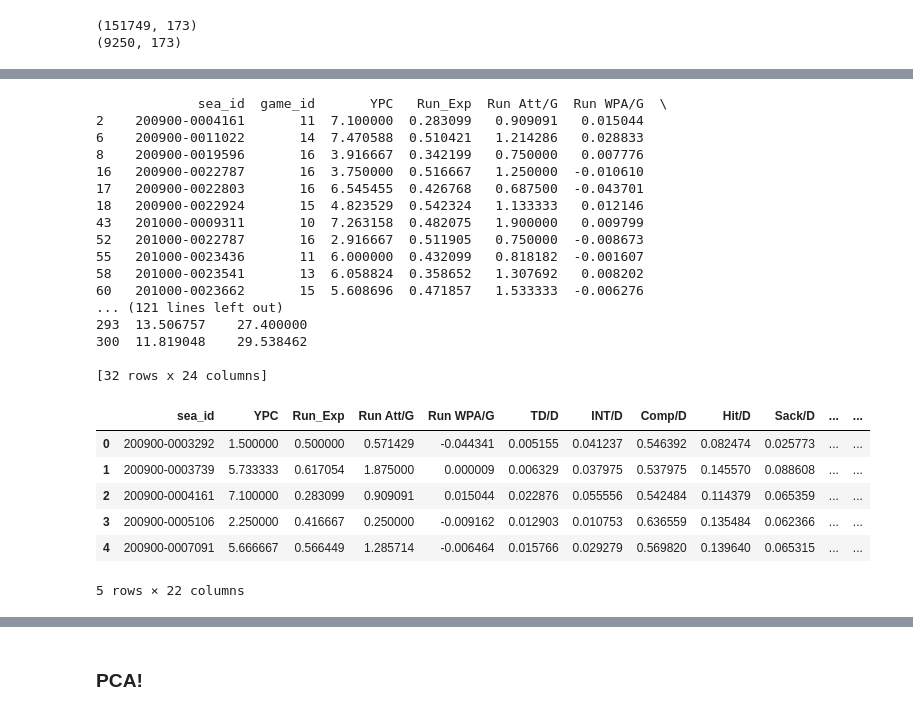
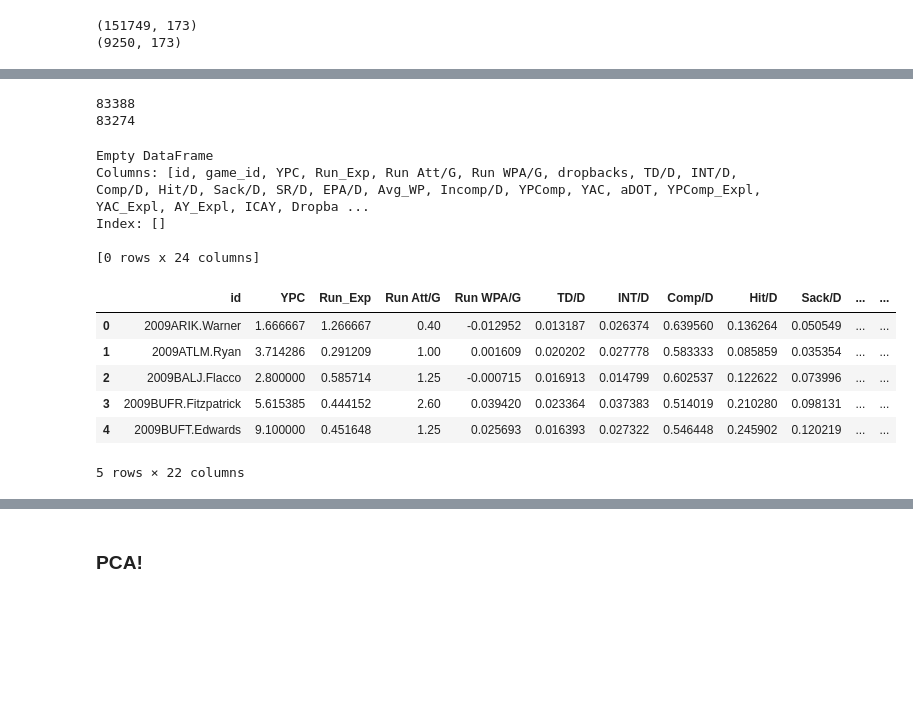
Before and after one commit to btatkinson/player_vectors, a Jupyter notebook: player_vectors.ipynb, the cells around one changed output, grey strips where cells are left out. Drawn from its saved outputs; the diff is of its cells as text; code cells hidden in the pictures; blank space fills up the shorter version.

```diff
--- a/player_vectors.ipynb
+++ b/player_vectors.ipynb
@@ -192,15 +190,20 @@ qb_rushes = qb_rushes.loc[qb_rushes['sea_id'].isin(list(gc.sea_id.values))]
 # %%
+# brandon weeden has a play in 2013 with a nan value lol
+print(len(qb_rushes))
+qb_rushes = qb_rushes.dropna(subset=['yards_gained','wpa'])
+print(len(qb_rushes))
+
 # yards per rush
-ypc = qb_rushes.groupby(['sea_id'])['yards_gained'].mean().reset_index()
+ypc = qb_rushes.groupby(['id'])['yards_gained'].mean().reset_index()
 ypc = ypc.rename(columns={'yards_gained':'YPC'})
 
 # win probability added on rushes (will do per game later)
-wpa = qb_rushes.groupby(['sea_id'])['wpa'].sum().reset_index()
+wpa = qb_rushes.groupby(['id'])['wpa'].sum().reset_index()
 
 # attempts (will do per game later)
-att = qb_rushes.groupby(['sea_id'])['yards_gained'].count().reset_index()
+att = qb_rushes.groupby(['id'])['yards_gained'].count().reset_index()
 att = att.rename(columns={'yards_gained':'Att'})
 
 # run explosiveness
-rexp = qb_rushes.groupby(['sea_id'])['yards_gained'].apply(explosiveness).reset_index()
+rexp = qb_rushes.groupby(['id'])['yards_gained'].apply(explosiveness).reset_index()
 rexp = rexp.rename(columns={'yards_gained':'Run_Exp'})
@@ -208,7 +214,7 @@ rexp = rexp.rename(columns={'yards_gained':'Run_Exp'})
 # merge in rushing stats
 qb_run_dfs = [ypc,wpa,att,rexp]
 for rdf in qb_run_dfs:
-    gc = pd.merge(how='left',left=gc,right=rdf,on=['sea_id'])
+    gc = pd.merge(how='left',left=gc,right=rdf,on=['id'])
 # %%
 gc['Run Att/G'] = gc['Att']/gc['game_id']
 gc['Run WPA/G'] = gc['wpa']/gc['game_id']
@@ -226,11 +236,12 @@ def is_success(epa):
 qb_passes['success'] = qb_passes.apply(lambda row: is_success(row['epa']),axis=1)
 # %%
 # total dropbacks
-dbs = qb_passes.groupby(['sea_id'])['epa'].count().reset_index()
+dbs = qb_passes.groupby(['id'])['epa'].count().reset_index()
 dbs = dbs.rename(columns={'epa':'dropbacks'})
 
+
 # average columns to get per dropback numbers
-means = qb_passes.groupby(['sea_id'])['touchdown','interception','complete_pass','qb_hit','sack','success','epa','wp'].mean().reset_index()
+means = qb_passes.groupby(['id'])['touchdown','interception','complete_pass','qb_hit','sack','success','epa','wp'].mean().reset_index()
 
 means = means.rename(columns={'touchdown':'TD/D','interception':'INT/D','complete_pass':'Comp/D','qb_hit':'Hit/D',
                               'sack':'Sack/D','success':'SR/D','epa':'EPA/D','wp':'Avg_WP'})
@@ -261,55 +272,59 @@ qb_comps = qb_passes.loc[qb_passes.complete_pass==1]
 qb_incomps = qb_passes.loc[(qb_passes.complete_pass==0) & (qb_passes.sack==0)]
 qb_sacks = qb_passes.loc[(qb_passes.complete_pass==0) & (qb_passes.sack==1)]
 
-pass_avgs = qb_comps.groupby(['sea_id'])['yards_gained','yards_after_catch','air_yards'].mean().reset_index()
+print(len(qb_comps))
+qb_comps = qb_comps.dropna(subset=['yards_after_catch'])
+print(len(qb_comps))
+
+pass_avgs = qb_comps.groupby(['id'])['yards_gained','yards_after_catch','air_yards'].mean().reset_index()
 pass_avgs = pass_avgs.rename(columns={'yards_gained':'YPComp','yards_after_catch':'YAC','air_yards':'aDOT'})
 
+
+### SOME QBS HAVE NaNs on completions
+# jd = qb_comps.loc[qb_comps['id']=='2009CARJ.Delhomme']
+# print(len(jd))
+# jd = jd.dropna(subset=['yards_after_catch'])
+# print(len(jd))
+
 # have to calc expl separately
-expl_compl = qb_comps.groupby(['sea_id'])['yards_gained'].apply(explosiveness).reset_index()
-expl_yac = qb_comps.groupby(['sea_id'])['yards_after_catch'].apply(explosiveness).reset_index()
-expl_ay = qb_comps.groupby(['sea_id'])['air_yards'].apply(explosiveness).reset_index()
+expl_compl = qb_comps.groupby(['id'])['yards_gained'].apply(explosiveness).reset_index()
+expl_yac = qb_comps.groupby(['id'])['yards_after_catch'].apply(explosiveness).reset_index()
+expl_ay = qb_comps.groupby(['id'])['air_yards'].apply(explosiveness).reset_index()
 
 expl_compl = expl_compl.rename(columns={'yards_gained':'YPComp_Expl'})
 expl_yac = expl_yac.rename(columns={'yards_after_catch':'YAC_Expl'})
 expl_ay = expl_ay.rename(columns={'air_yards':'AY_Expl'})
 
-icay = qb_incomps.groupby(['sea_id'])['air_yards'].mean().reset_index()
+icay = qb_incomps.groupby(['id'])['air_yards'].mean().reset_index()
 icay = icay.rename(columns={'air_yards':'ICAY'})
+# %% [output]
+83388
+83274
 # %%
 # merge in pass dataframes
 qb_pass_dfs = [dbs,means,pass_avgs,expl_compl,expl_yac,expl_ay,icay]
 for pdf in qb_pass_dfs:
-    gc = pd.merge(how='left',left=gc,right=pdf,on=['sea_id'])
+    gc = pd.merge(how='left',left=gc,right=pdf,on=['id'])
 
 gc['Dropbacks/G'] = gc['dropbacks']/gc['game_id']
+
+# check for more nans
 gc1 = gc[gc.isna().any(axis=1)]
 print(gc1)
 gc = gc.drop(columns=['game_id','dropbacks'])
 gc.head()
 # %% [output]
-             sea_id  game_id       YPC   Run_Exp  Run Att/G  Run WPA/G  \
-2    200900-0004161       11  7.100000  0.283099   0.909091   0.015044
-6    200900-0011022       14  7.470588  0.510421   1.214286   0.028833
-8    200900-0019596       16  3.916667  0.342199   0.750000   0.007776
-16   200900-0022787       16  3.750000  0.516667   1.250000  -0.010610
-17   200900-0022803       16  6.545455  0.426768   0.687500  -0.043701
-18   200900-0022924       15  4.823529  0.542324   1.133333   0.012146
-43   201000-0009311       10  7.263158  0.482075   1.900000   0.009799
-52   201000-0022787       16  2.916667  0.511905   0.750000  -0.008673
-55   201000-0023436       11  6.000000  0.432099   0.818182  -0.001607
-58   201000-0023541       13  6.058824  0.358652   1.307692   0.008202
-60   201000-0023662       15  5.608696  0.471857   1.533333  -0.006276
-... (121 lines left out)
-293  13.506757    27.400000
-300  11.819048    29.538462
+Empty DataFrame
+Columns: [id, game_id, YPC, Run_Exp, Run Att/G, Run WPA/G, dropbacks, TD/D, INT/D, Comp/D, Hit/D, Sack/D, SR/D, EPA/D, Avg_WP, Incomp/D, YPComp, YAC, aDOT, YPComp_Expl, YAC_Expl, AY_Expl, ICAY, Dropba ...
+Index: []
 
-[32 rows x 24 columns]
+[0 rows x 24 columns]
-|  | sea_id | YPC | Run_Exp | Run Att/G | Run WPA/G | TD/D | INT/D | Comp/D | Hit/D | Sack/D | ... | ... |
-| 0 | 200900-0003292 | 1.500000 | 0.500000 | 0.571429 | -0.044341 | 0.005155 | 0.041237 | 0.546392 | 0.082474 | 0.025773 | ... | ... |
-| 1 | 200900-0003739 | 5.733333 | 0.617054 | 1.875000 | 0.000009 | 0.006329 | 0.037975 | 0.537975 | 0.145570 | 0.088608 | ... | ... |
-| 2 | 200900-0004161 | 7.100000 | 0.283099 | 0.909091 | 0.015044 | 0.022876 | 0.055556 | 0.542484 | 0.114379 | 0.065359 | ... | ... |
-| 3 | 200900-0005106 | 2.250000 | 0.416667 | 0.250000 | -0.009162 | 0.012903 | 0.010753 | 0.636559 | 0.135484 | 0.062366 | ... | ... |
-| 4 | 200900-0007091 | 5.666667 | 0.566449 | 1.285714 | -0.006464 | 0.015766 | 0.029279 | 0.569820 | 0.139640 | 0.065315 | ... | ... |
+|  | id | YPC | Run_Exp | Run Att/G | Run WPA/G | TD/D | INT/D | Comp/D | Hit/D | Sack/D | ... | ... |
+| 0 | 2009ARIK.Warner | 1.666667 | 1.266667 | 0.40 | -0.012952 | 0.013187 | 0.026374 | 0.639560 | 0.136264 | 0.050549 | ... | ... |
+| 1 | 2009ATLM.Ryan | 3.714286 | 0.291209 | 1.00 | 0.001609 | 0.020202 | 0.027778 | 0.583333 | 0.085859 | 0.035354 | ... | ... |
+| 2 | 2009BALJ.Flacco | 2.800000 | 0.585714 | 1.25 | -0.000715 | 0.016913 | 0.014799 | 0.602537 | 0.122622 | 0.073996 | ... | ... |
+| 3 | 2009BUFR.Fitzpatrick | 5.615385 | 0.444152 | 2.60 | 0.039420 | 0.023364 | 0.037383 | 0.514019 | 0.210280 | 0.098131 | ... | ... |
+| 4 | 2009BUFT.Edwards | 9.100000 | 0.451648 | 1.25 | 0.025693 | 0.016393 | 0.027322 | 0.546448 | 0.245902 | 0.120219 | ... | ... |
 5 rows × 22 columns
 # %%
 # merge in roster
```
Also changed, not shown: parts of 20 cells of this notebook.
